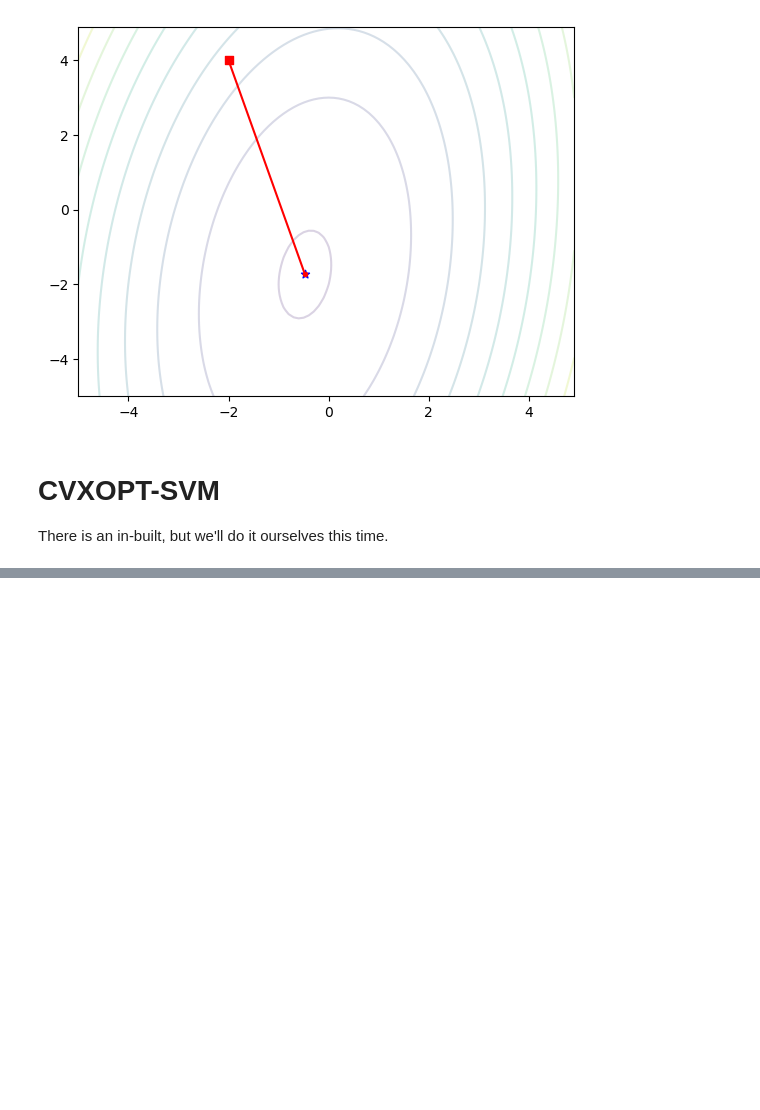
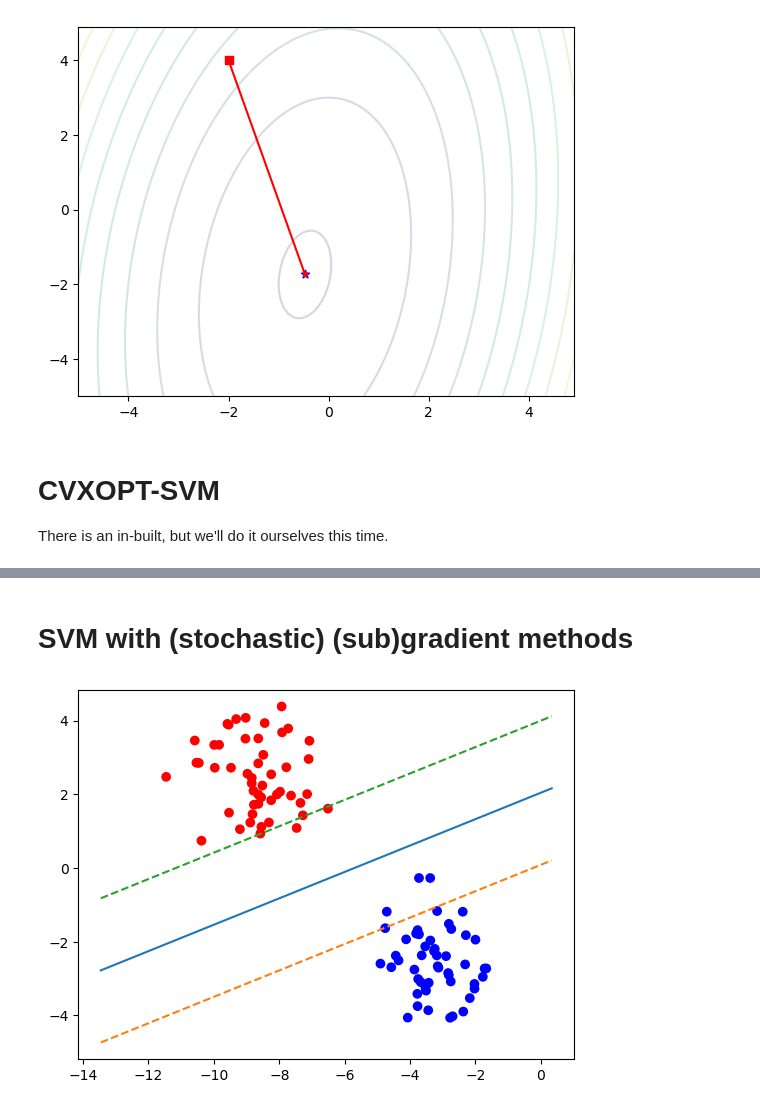
Before and after one commit to torkelah/stk9215, a Jupyter notebook: Exercises and Demonstrations.ipynb, the cells around one changed output, grey strips where cells are left out. Saved outputs shown, nothing was run; the diff lists cells and outputs as text; code cells hidden in the pictures; blank space fills up the shorter version.

```diff
--- a/Exercises and Demonstrations.ipynb
+++ b/Exercises and Demonstrations.ipynb
@@ -395,0 +247,79 @@ else:
+# %% [markdown]
+# SVM with (stochastic) (sub)gradient methods
+# %%
+# We want to do the same with subgradient descent:
+
+def f(beta, alpha, mu, samples, classifications):
+    n = len(samples)
+
+    val = mu * 0.5 * np.dot(beta, beta)
+    for i in range(n):
+        val += 1.0/n * np.max((0.0, 1.0 - classifications[i] * (np.dot(beta, samples[i]) - alpha)))
+    return val
+
+def f_subgr(beta, alpha, mu, samples, classifications):
+    n = len(samples)
+
+    beta_subgr = mu * beta
+    alpha_subgr = 0.0
+    for i in range(n): # Now it matters where we are at in the max
+        if classifications[i] * (np.dot(beta, samples[i]) - alpha) < 1:
+            beta_subgr += 1.0/n * (-classifications[i] * samples[i])
+            alpha_subgr += 1.0/n * classifications[i]
+        # Else 0!
+    return (beta_subgr, alpha_subgr)
+
+
+def do_subgr(samples, classifications, iters, mu = 1.0):
+    # Initialization
+    beta_init = np.array([0.0, 0.0])
+    alpha_init = 0.0
+
+    betas = [beta_init]
+    alphas = [alpha_init]
+
+    best_beta = np.copy(beta_init)
+    best_alpha = np.copy(alpha_init)
+    best_f = f(best_beta, best_alpha, mu, samples, classifications)
+
+    n = len(samples)
+
+    # We'll ignore the stopping criterion here
+    for k in range(0, iters): # Actually k - 1 compared to the slides
+        step_size = 1.0/np.sqrt(float(k) + 1.0)#0.1
+        (beta_step, alpha_step) = f_subgr(betas[-1], alphas[-1], mu, samples, classifications)
+
+        #Step in negative of subgradient direction
+        beta = betas[-1] - step_size * beta_step
+        alpha = alphas[-1] - step_size * alpha_step
+
+        betas.append(beta)
+        alphas.append(alpha)
+
+        # But was this any good?
+        cand_f = f(beta, alpha, mu, samples, classifications)
+        if cand_f < best_f:
+            best_beta = np.copy(beta)
+            best_alpha = np.copy(alpha)
+            best_f = cand_f
+
+    return (best_beta, best_alpha)
+
+(beta, alpha) = do_subgr(samples, classifications, 500, 0.1)
+
+plt.scatter(samples[:,0], samples[:,1], c=['red' if c < 0 else 'blue' for c in classifications])
+xlow = np.min(samples[:,0]) - 2.0
+xhigh = np.max(samples[:,0]) + 2.0
+if (np.abs(beta[1]) > 1e-3): # or vertical
+    xs = np.linspace(xlow, xhigh)
+    ys = (alpha - beta[0]*xs)/beta[1]
+    plt.plot(xs,ys)
+    # Draw classification boundaries
+    upper_ys = (1 + alpha - beta[0]*xs)/beta[1]
+    plt.plot(xs, upper_ys, '--')
+    lower_ys = (-1 + alpha - beta[0]*xs)/beta[1]
+    plt.plot(xs, lower_ys, '--')
+else:
+    plt.axvline(alpha/beta[0])
+# %% [output]
+[figure, added]
```
Also changed, not shown: parts of 9 cells of this notebook, 1 other file.
